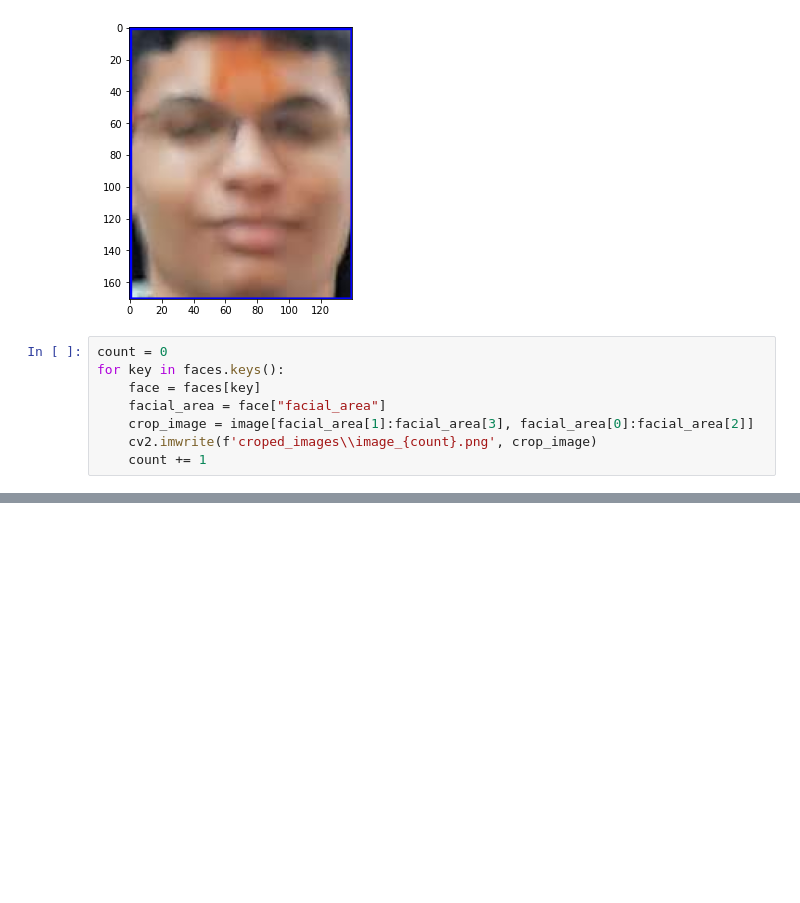
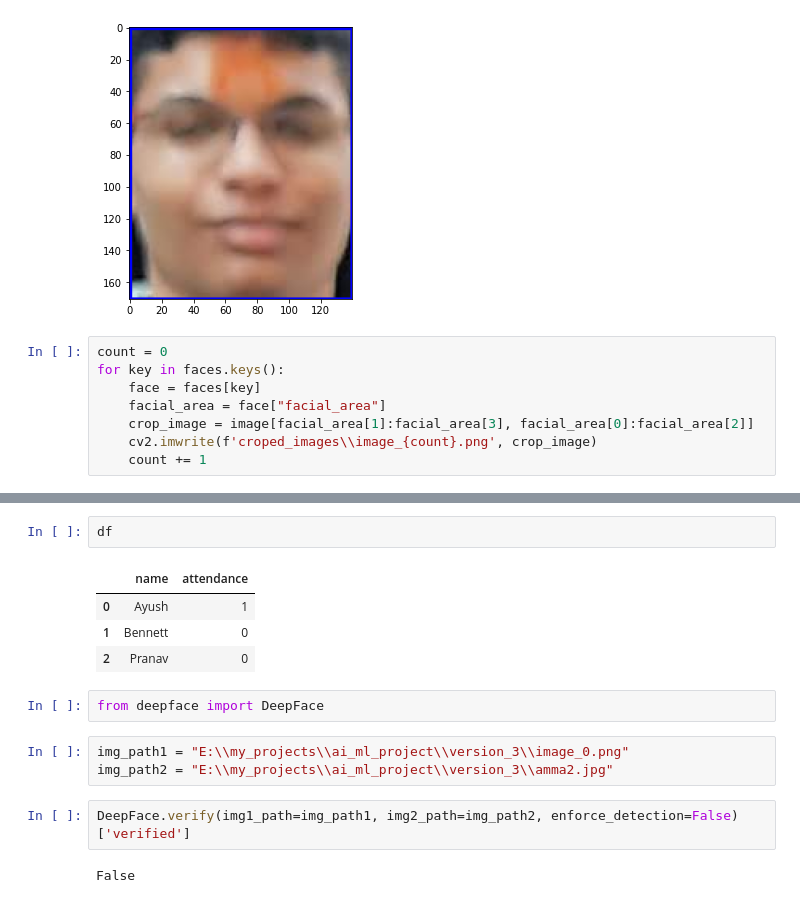
Before and after one commit to Ayush-Baranwall/Automated-Attendance-Marking-AI, a Jupyter notebook: version_3/experiments.ipynb, the cells around one changed output, grey strips where cells are left out. Drawn from its saved outputs; the diff is of its cells as text; blank space fills up the shorter version.

```diff
--- a/version_3/experiments.ipynb
+++ b/version_3/experiments.ipynb
@@ -69,0 +123,16 @@ for key in faces.keys():
+# %%
+df
+# %% [output]
+|  | name | attendance |
+| 0 | Ayush | 1 |
+| 1 | Bennett | 0 |
+| 2 | Pranav | 0 |
+# %%
+from deepface import DeepFace
+# %%
+img_path1 = "E:\\my_projects\\ai_ml_project\\version_3\\image_0.png"
+img_path2 = "E:\\my_projects\\ai_ml_project\\version_3\\amma2.jpg"
+# %%
+DeepFace.verify(img1_path=img_path1, img2_path=img_path2, enforce_detection=False)['verified']
+# %% [output]
+False
```
Also changed, not shown: parts of 27 cells of this notebook, 22 other files.
